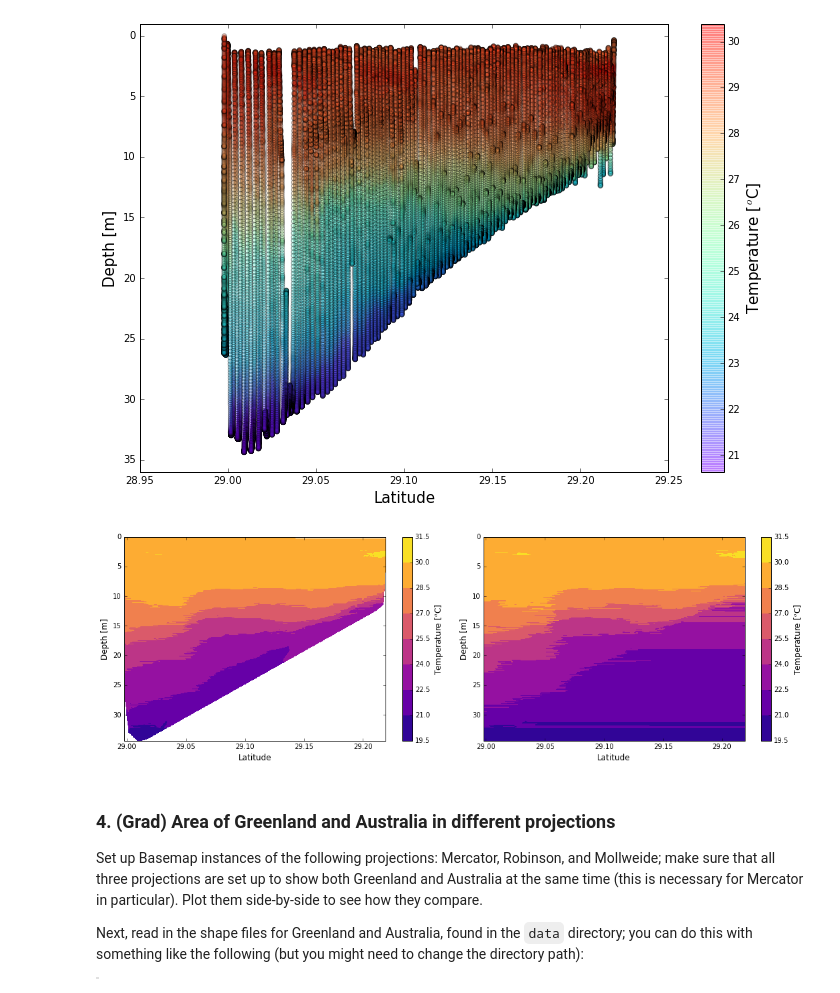
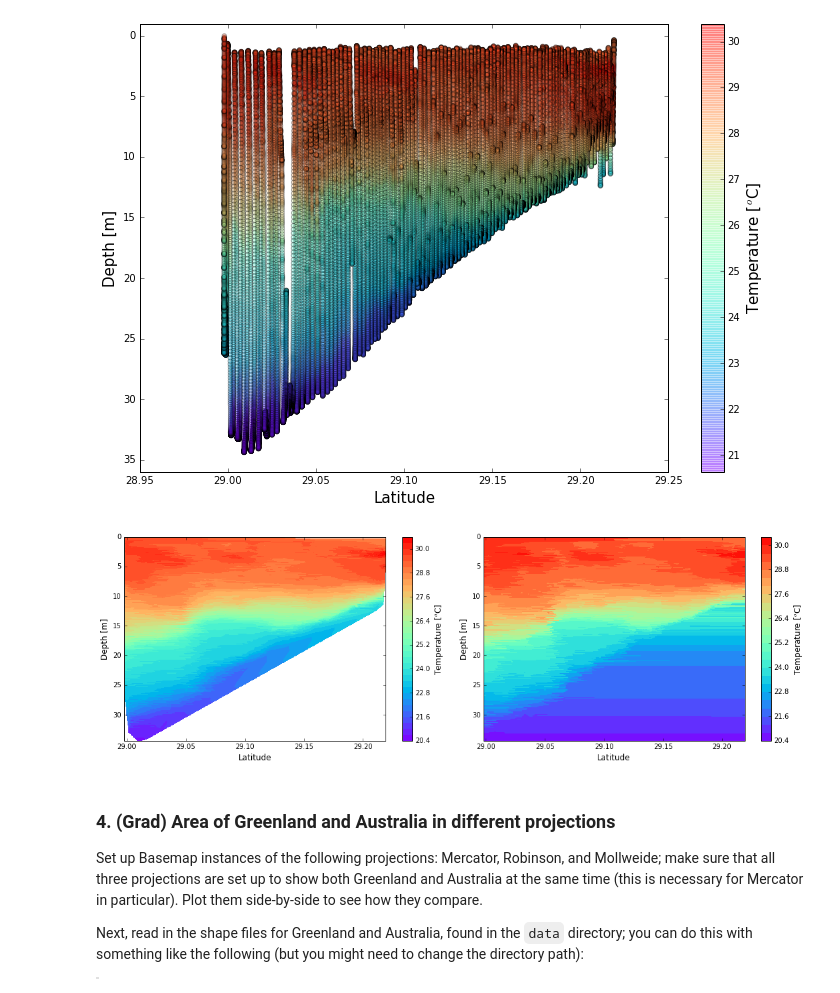
Before and after one commit to johntamu/python4geosciences-hw, a Jupyter notebook: hw05-solutions.ipynb, the cells around one changed output. Cells and saved outputs as stored; diff of their text form; code cells hidden in the pictures.

```diff
--- a/hw05-solutions.ipynb
+++ b/hw05-solutions.ipynb
@@ -213,27 +213,27 @@ zi2 = scipy.interpolate.griddata((lat, depth), temp, (xi, yi), method='nearest')
 # %%
 fig = plt.figure(figsize=(15,5))
 
 ax0 = fig.add_subplot(1,2,1) # Interpolated data using LINEAR method
-cp0 = ax0.contourf(xi,yi,zi, cmap='plasma')
+cp0 = ax0.contourf(xi,yi,zi,35, cmap='rainbow')
 cb0 = plt.colorbar(cp0, ax=ax0)
 # axes[0].gca().invert_yaxis()
 ax0.set_ylabel('Depth [m]', size=12)
 ax0.set_xlabel('Latitude', size=12)
 cb0.set_label('Temperature [$^{o}$C]', size=12)
 ax0.invert_yaxis()
 
 
 ax1 = fig.add_subplot(1,2,2) # Interpolated data using NEAREST NEIGHBOR method
-cp1 = ax1.contourf(xi,yi,zi2, cmap='plasma')
+cp1 = ax1.contourf(xi,yi,zi2,25, cmap='rainbow')
 cb1 = plt.colorbar(cp1, ax=ax1)
 ax1.set_ylabel('Depth [m]', size=12)
 ax1.set_xlabel('Latitude', size=12)
 cb1.set_label('Temperature [$^{o}$C]', size=12)
 ax1.invert_yaxis()
 
 fig.tight_layout()
 # %% [output]
-[figure, old version]
+[figure, new version]
 # %%
 # fig = plt.figure(figsize=(10,6))
 # contour = plt.contourf(xi,yi,zi, cmap='rainbow') # plotting the interpolated data
```
